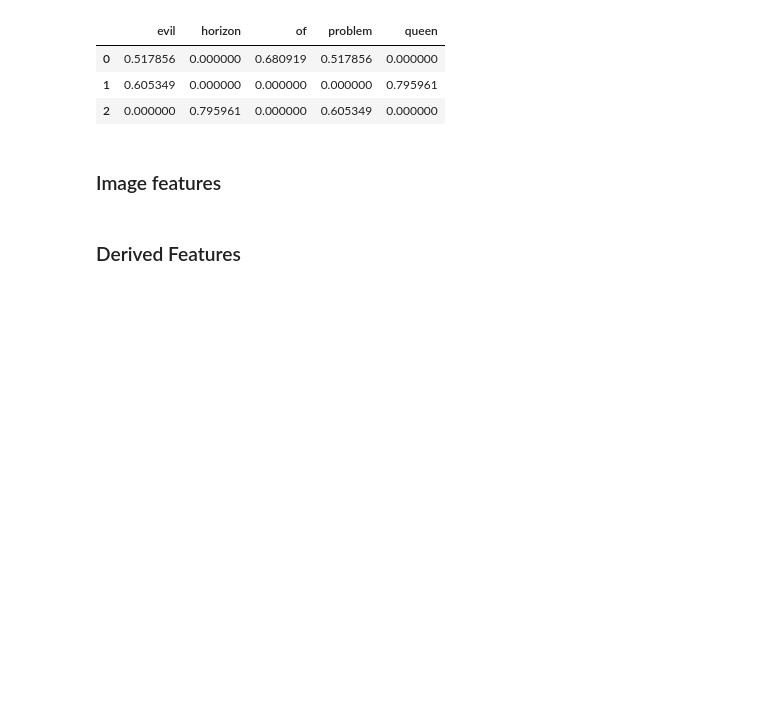
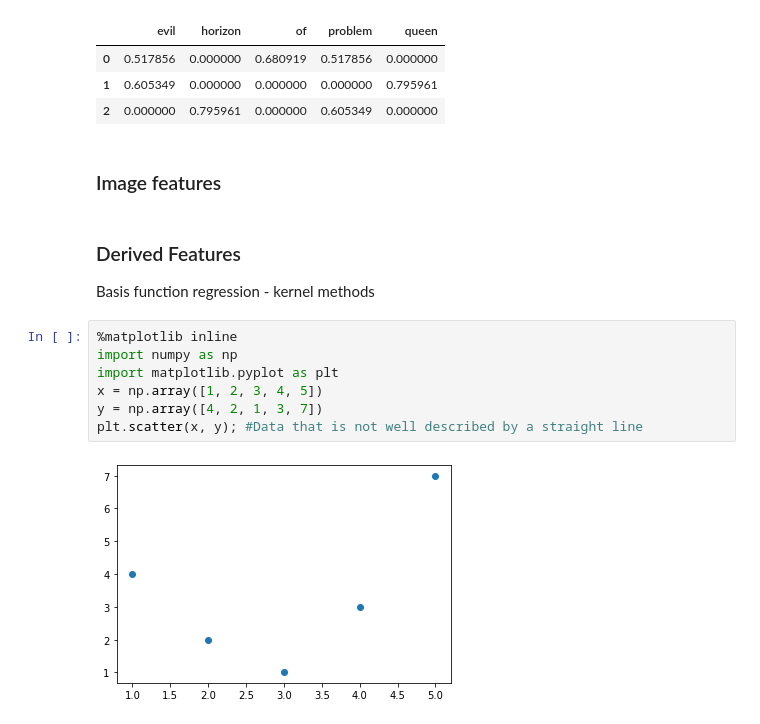
Before and after one commit to richdayandnight/data-science-notebook, a Jupyter notebook: python-data-science-handbook/Chapter 5 Machine Learning_Feature Engineering.ipynb, the cells around one changed output. Saved outputs shown, nothing was run; the diff lists cells and outputs as text; blank space fills up the shorter version.

```diff
--- a/python-data-science-handbook/Chapter 5 Machine Learning_Feature Engineering.ipynb
+++ b/python-data-science-handbook/Chapter 5 Machine Learning_Feature Engineering.ipynb
@@ -130,3 +130,15 @@ pd.DataFrame(X.toarray(), columns=vec.get_feature_names())
 ### Image features
 # %% [markdown]
 ### Derived Features
+
+Basis function regression
+    - kernel methods
+# %%
+%matplotlib inline
+import numpy as np
+import matplotlib.pyplot as plt
+x = np.array([1, 2, 3, 4, 5])
+y = np.array([4, 2, 1, 3, 7])
+plt.scatter(x, y); #Data that is not well described by a straight line
+# %% [output]
+[figure, added]
```
Also changed, not shown: parts of 11 cells of this notebook.
